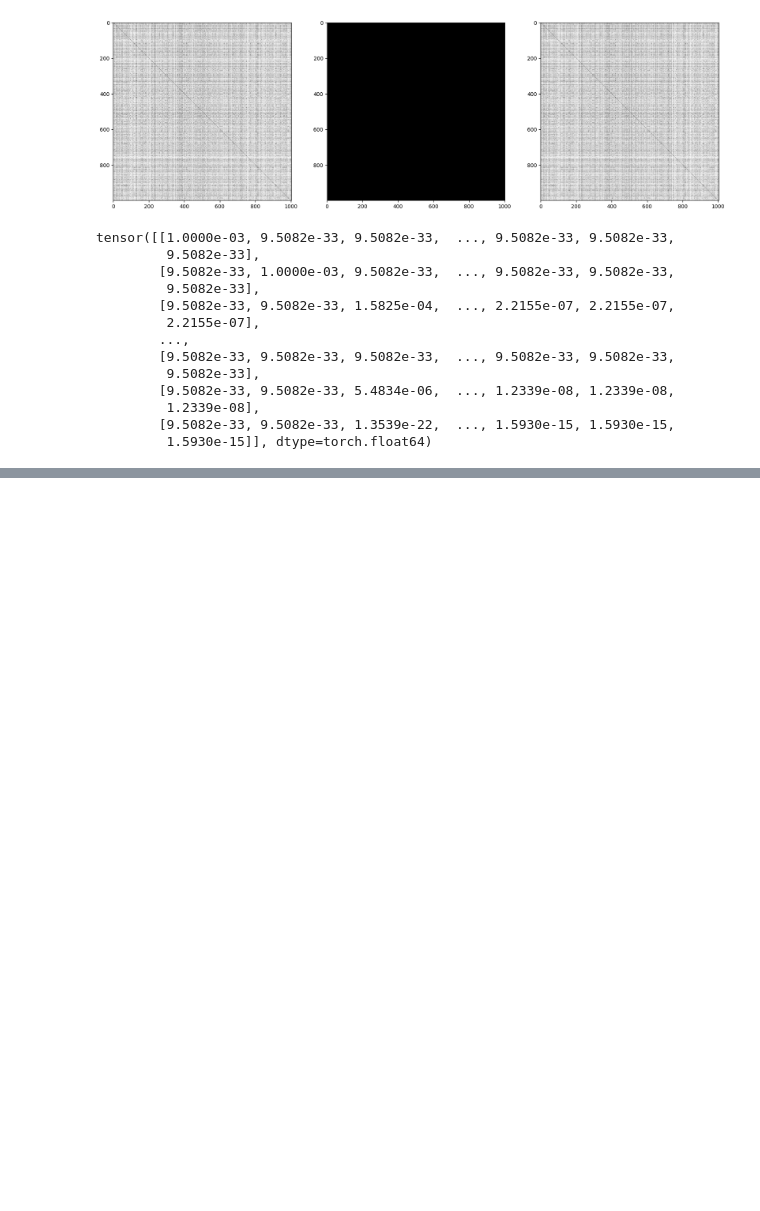
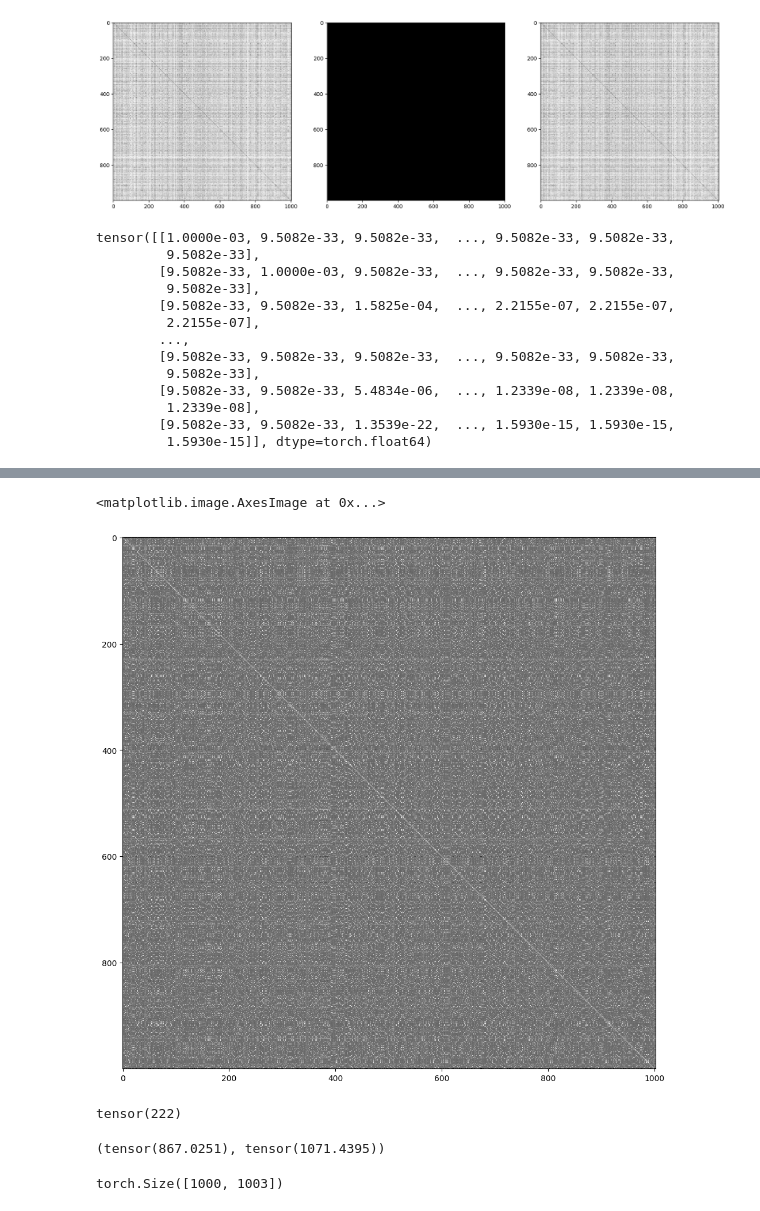
Before and after one commit to yq-leo/CS512-Project, a Jupyter notebook: visualize.ipynb, the cells around one changed output, grey strips where cells are left out. Saved outputs shown, nothing was run; the diff lists cells and outputs as text; code cells hidden in the pictures; blank space fills up the shorter version.

```diff
--- a/visualize.ipynb
+++ b/visualize.ipynb
@@ -66,6 +66,13 @@ def load_parrot_out(args):
     # dist = torch.sum(s, axis=1, keepdim=True) - s
     dist = s
     return dist
+
+def load_pgna_out(args):
+    data = np.load(f'outputs/pgna/pgna_{args.dataset}_embeddings.npz')
+    emb1, emb2 = torch.from_numpy(data['out1'].astype(np.float32)), torch.from_numpy(data['out2'].astype(np.float32))
+    emb1 = emb1 / torch.linalg.norm(emb1, dim=1, keepdim=True)
+    emb2 = emb2 / torch.linalg.norm(emb2, dim=1, keepdim=True)
+    return emb1 @ emb2.T
 # %%
 args = Args()
 r1, r2, x1, x2 = load(args)
@@ -106,0 +118,3 @@ ax.imshow(1 - dist_parrot.numpy(), cmap="gray")
+# %%
+dist_pgna = load_pgna_out(args)
+print(dist_pgna)
@@ -106,0 +129,18 @@ ax.imshow(1 - dist_parrot.numpy(), cmap="gray")
+# %%
+fig, ax = plt.subplots(figsize=(20, 12 ))
+ax.imshow(dist_pgna.numpy(), cmap="gray")
+# %% [output]
+<matplotlib.image.AxesImage at 0x...>
+[figure, added]
+# %%
+(torch.argsort(dist_pgna, dim=1)[:, 0] == torch.arange(1000)).sum()
+# %% [output]
+tensor(222)
+# %%
+dist_pgna.sum(1).min(), dist_pgna.sum(1).max()
+# %% [output]
+(tensor(867.0251), tensor(1071.4395))
+# %%
+dist_pgna.shape
+# %% [output]
+torch.Size([1000, 1003])
```
Also changed, not shown: parts of 3 cells of this notebook.
